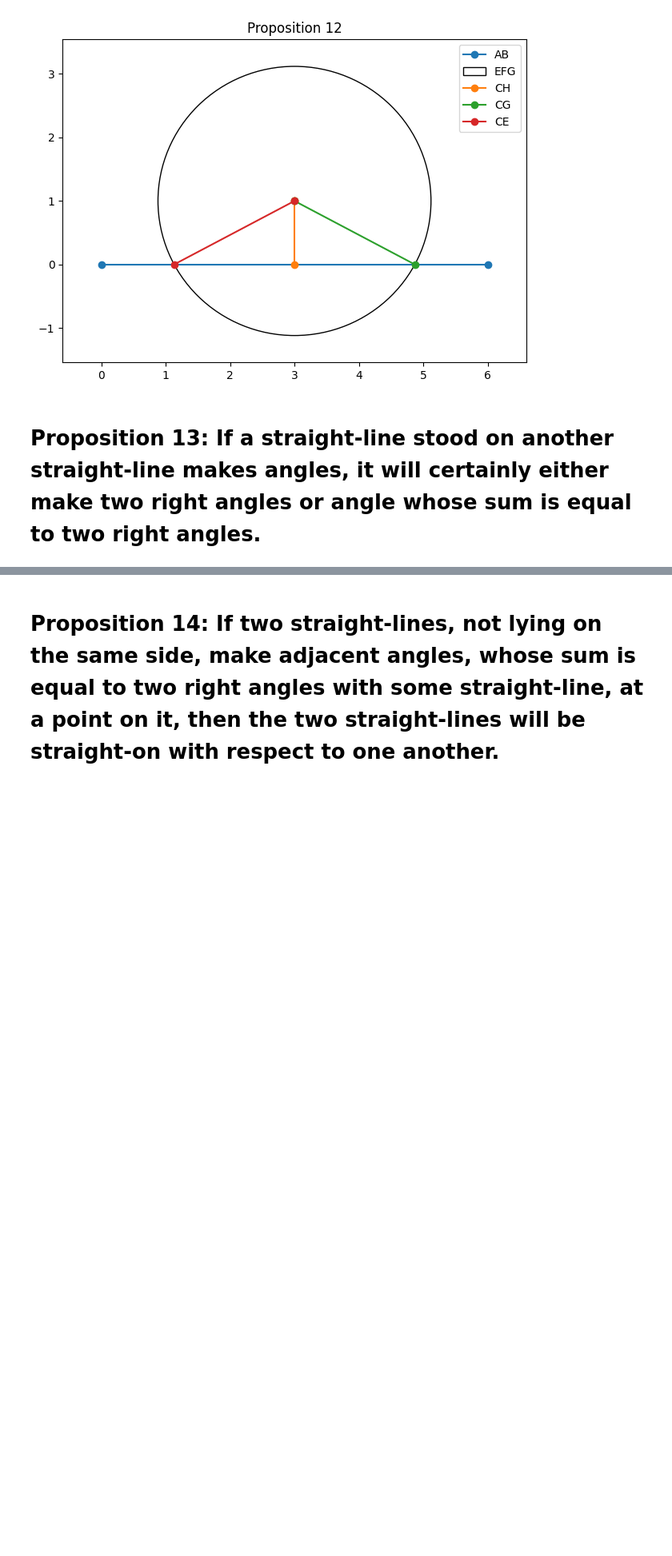
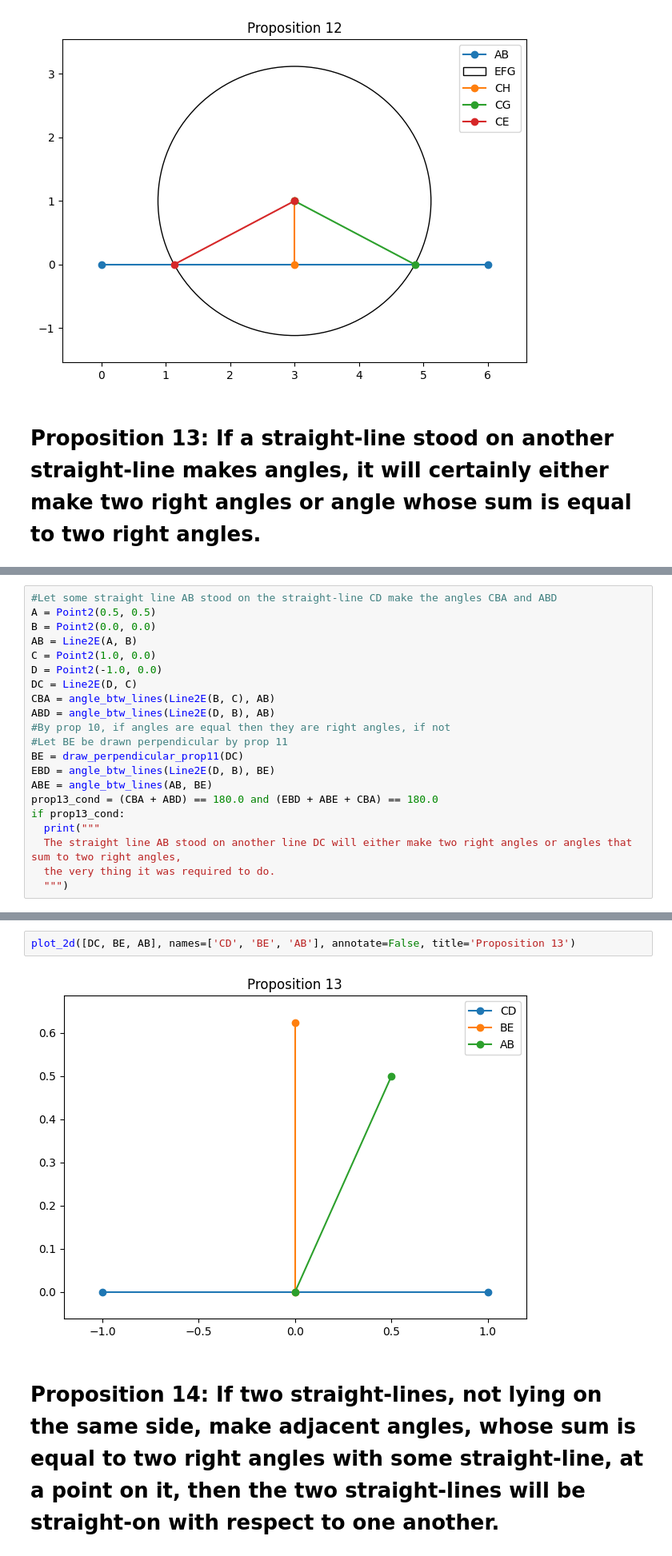
Before and after one commit to jon-bown/euclid, a Jupyter notebook: euclid_s_elements_book_1_prop_1_20.ipynb, the cells around one changed output, grey strips where cells are left out. Shown: that part at 80% size. Cells and saved outputs as stored; diff of their text form; blank space fills up the shorter version.

Commit message:
Finished prop 13

```diff
--- a/euclid_s_elements_book_1_prop_1_20.ipynb
+++ b/euclid_s_elements_book_1_prop_1_20.ipynb
@@ -1077,0 +1032,21 @@ plt.show()
+# %%
+#Let some straight line AB stood on the straight-line CD make the angles CBA and ABD
+A = Point2(0.5, 0.5)
+B = Point2(0.0, 0.0)
+AB = Line2E(A, B)
+C = Point2(1.0, 0.0)
+D = Point2(-1.0, 0.0)
+DC = Line2E(D, C)
+CBA = angle_btw_lines(Line2E(B, C), AB)
+ABD = angle_btw_lines(Line2E(D, B), AB)
+#By prop 10, if angles are equal then they are right angles, if not
+#Let BE be drawn perpendicular by prop 11
+BE = draw_perpendicular_prop11(DC)
+EBD = angle_btw_lines(Line2E(D, B), BE)
+ABE = angle_btw_lines(AB, BE)
+prop13_cond = (CBA + ABD) == 180.0 and (EBD + ABE + CBA) == 180.0
+if prop13_cond:
+  print("""
+  The straight line AB stood on another line DC will either make two right angles or angles that sum to two right angles,
+  the very thing it was required to do.
+  """)
@@ -1078,3 +1073,7 @@ plt.show()
+# %%
+plot_2d([DC, BE, AB], names=['CD', 'BE', 'AB'], annotate=False, title='Proposition 13')
+# %% [output]
+[figure, added]
 # %% [markdown]
 # Proposition 14: If two straight-lines, not lying on the same side, make adjacent angles, whose sum is equal to two right angles with some straight-line, at a point on it, then the two straight-lines will be straight-on with respect to one another.
 # %%
```
Also changed, not shown: parts of 9 cells of this notebook.
